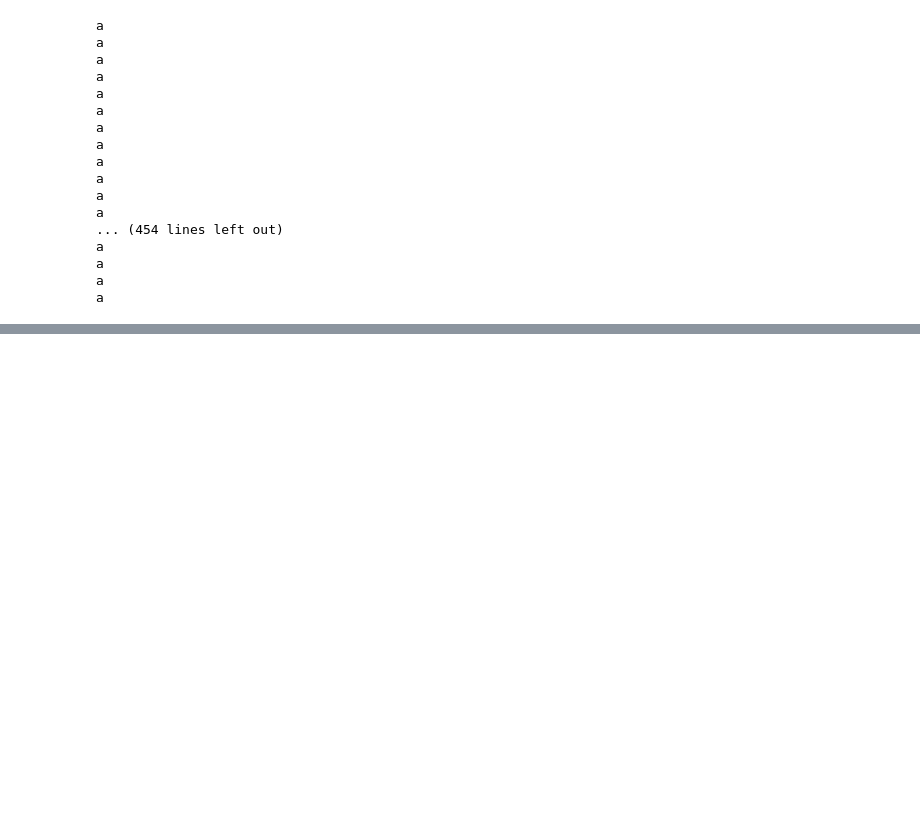
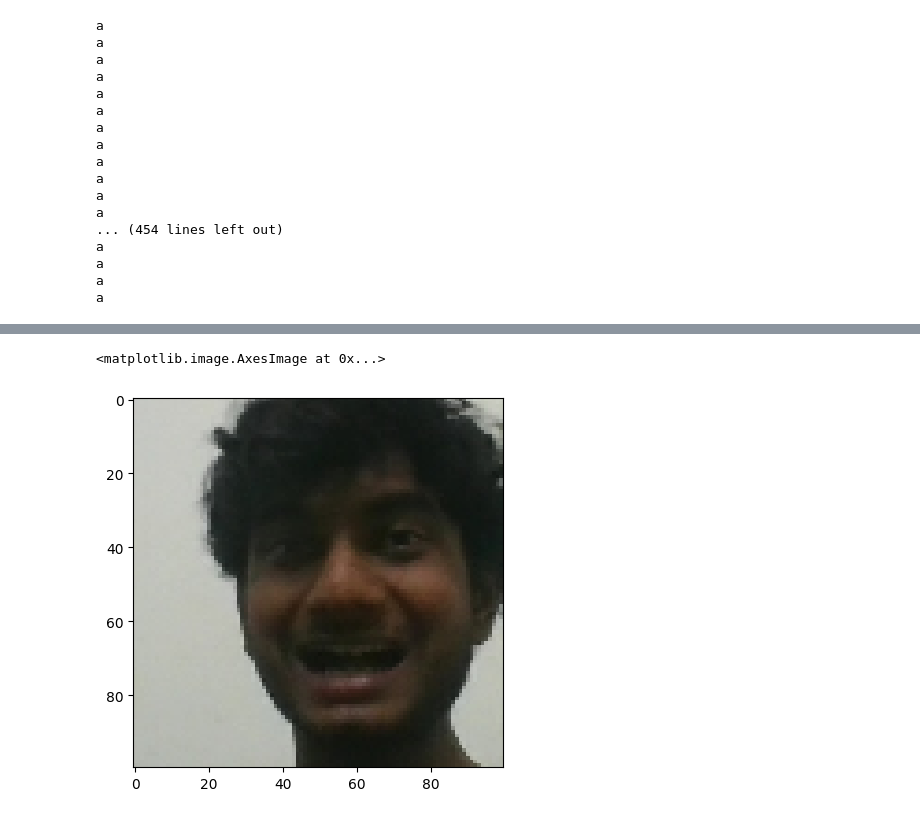
Before and after one commit to NiranjanV823/Facial-Detection-using-Siamese-Network, a Jupyter notebook: main.ipynb, the cells around one changed output, grey strips where cells are left out. Saved outputs shown, nothing was run; the diff lists cells and outputs as text; code cells hidden in the pictures; blank space fills up the shorter version.

```diff
--- a/main.ipynb
+++ b/main.ipynb
@@ -157,0 +239,4 @@ cv2.destroyAllWindows()
+# %%
+samples = data.as_numpy_iterator()
+# %%
+example = samples.next()
@@ -157,0 +249,10 @@ cv2.destroyAllWindows()
+# %%
+def preprocess_twin(input_img, validation_img, label):
+    return (preprocess(input_img), preprocess(validation_img),label )
+# %%
+result  = preprocess_twin(*example)
+# %%
+plt.imshow(result[0])
+# %% [output]
+<matplotlib.image.AxesImage at 0x...>
+[figure, added]
```
Also changed, not shown: parts of 31 cells of this notebook, 1 other file.
